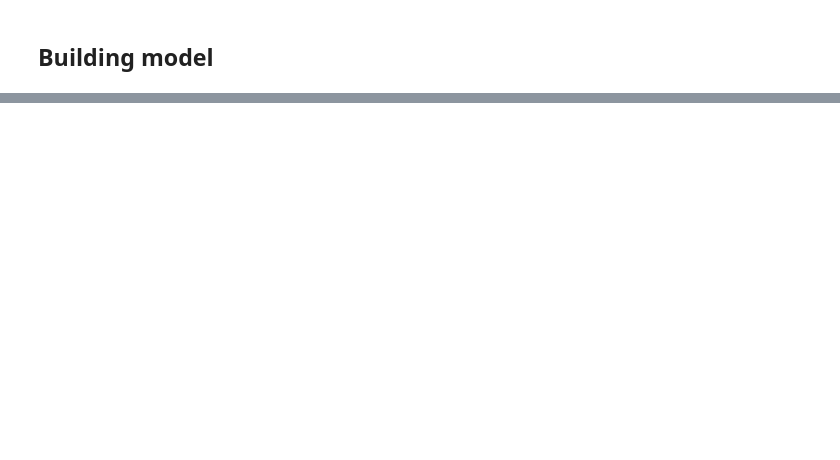
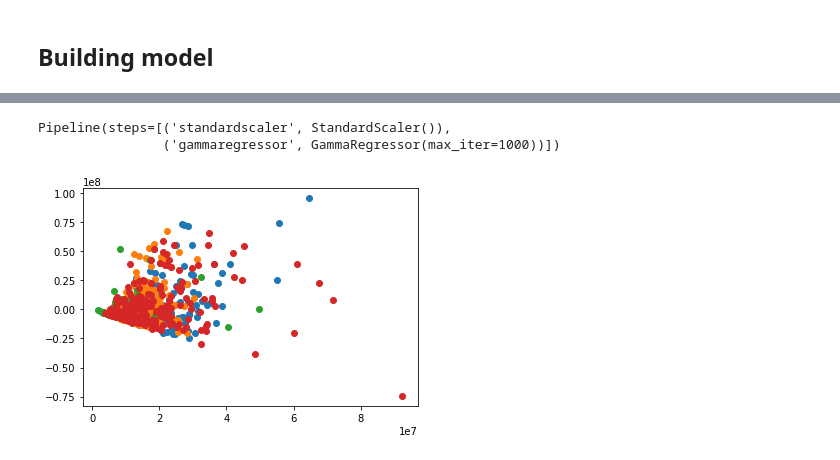
Before and after one commit to yunwaiho/rarita-football-club, a Jupyter notebook: code-market-value/model.ipynb, the cells around one changed output, grey strips where cells are left out. Drawn from its saved outputs; the diff is of its cells as text; code cells hidden in the pictures; blank space fills up the shorter version.

```diff
--- a/code-market-value/model.ipynb
+++ b/code-market-value/model.ipynb
@@ -52,0 +157,42 @@ ValueError: Input contains NaN, infinity or a value too large for dtype('float64
+# %%
+
+def fitModel(data):
+    # make train + test split
+    X = data.drop(columns = ["mv"])
+    y = data["mv"]
+
+    XTrain, XTest, yTrain, yTest = train_test_split(X, y, test_size = 0.2, random_state = 114514)
+
+    model = make_pipeline(StandardScaler(), GammaRegressor(max_iter=1000))
+    model.fit(XTrain, yTrain)
+
+    plt.scatter(x= model.predict(XTrain), y =yTrain-model.predict(XTrain))
+
+    yPred = model.predict(XTest)
+
+    return model
+
+import warnings
+warnings.filterwarnings('ignore')
+
+def showFit(data, raritaData):
+    model = fitModel(data)
+    predMV  =1.141*model.predict(raritaData.dropna().drop(columns = ["Player", "Squad","Annualized Salary"]))
+
+    frame = pd.concat([raritaData.dropna(), pd.Series(predMV)], axis = 1)
+    frame = pd.DataFrame(frame)
+    #frame.plot.scatter(x = "Pred MV", y = "Salary")
+
+fitModel(sh)
+fitModel(df)
+fitModel(gk)
+fitModel(ps)
+
+#showFit(df, raritaDf)
+#showFit(sh, raritaSh)
+#showFit(gk, raritaGk)
+#showFit(ps, raritaPs)
+# %% [output]
+Pipeline(steps=[('standardscaler', StandardScaler()),
+                ('gammaregressor', GammaRegressor(max_iter=1000))])
+[figure, added]
```
Also changed, not shown: parts of 12 cells of this notebook, 34 other files.
